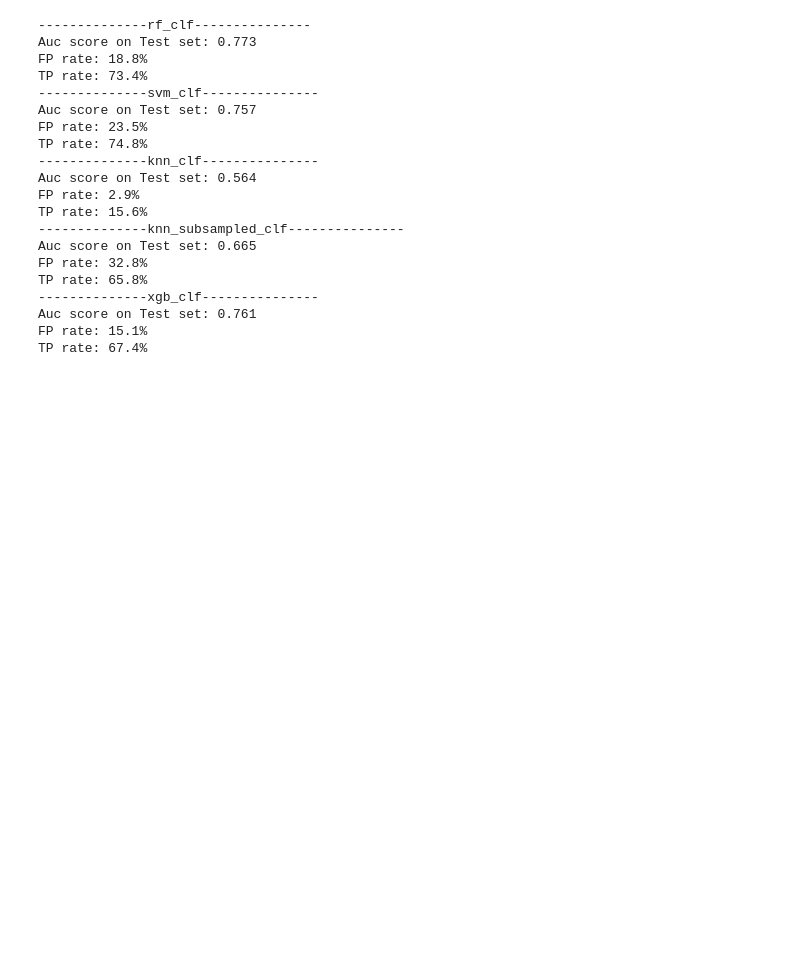
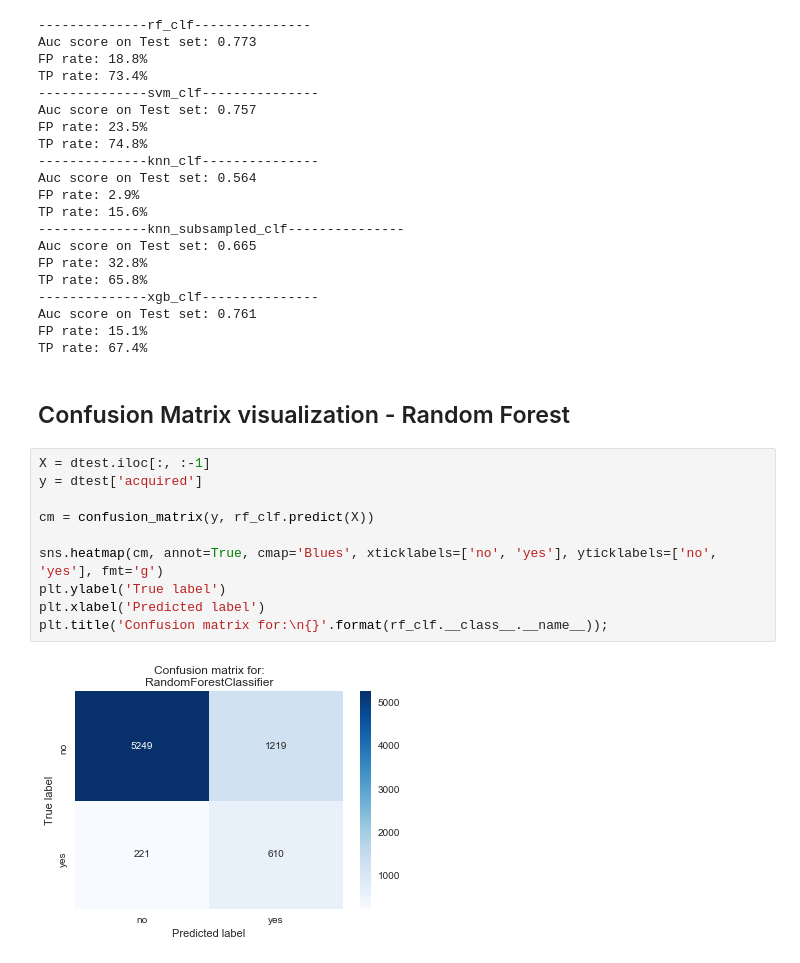
Before and after one commit to flsantos/startup_acquisition_forecast, a Jupyter notebook: modelling.ipynb, the cells around one changed output. Cells and saved outputs as stored; diff of their text form; blank space fills up the shorter version.

```diff
--- a/modelling.ipynb
+++ b/modelling.ipynb
@@ -245,3 +289,17 @@ TP rate: 65.8%
 Auc score on Test set: 0.761
 FP rate: 15.1%
 TP rate: 67.4%
+# %% [markdown]
+## Confusion Matrix visualization - Random Forest
+# %%
+X = dtest.iloc[:, :-1]
+y = dtest['acquired']
+
+cm = confusion_matrix(y, rf_clf.predict(X))
+
+sns.heatmap(cm, annot=True, cmap='Blues', xticklabels=['no', 'yes'], yticklabels=['no', 'yes'], fmt='g')
+plt.ylabel('True label')
+plt.xlabel('Predicted label')
+plt.title('Confusion matrix for:\n{}'.format(rf_clf.__class__.__name__));
+# %% [output]
+[figure, added]
```
Also changed, not shown: parts of 7 cells of this notebook, 4 other files.
